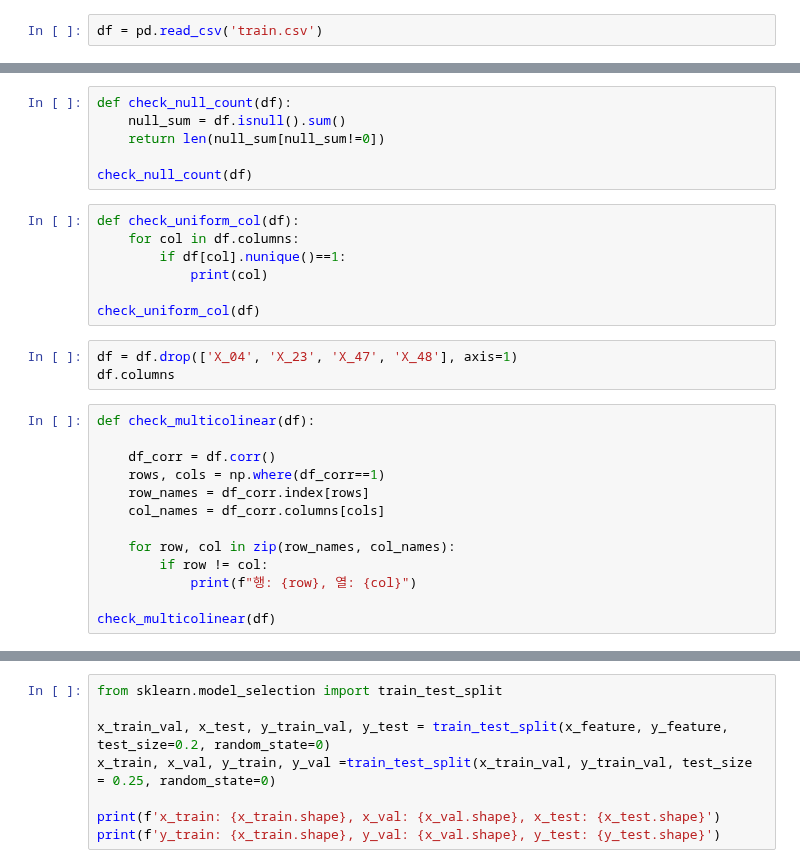
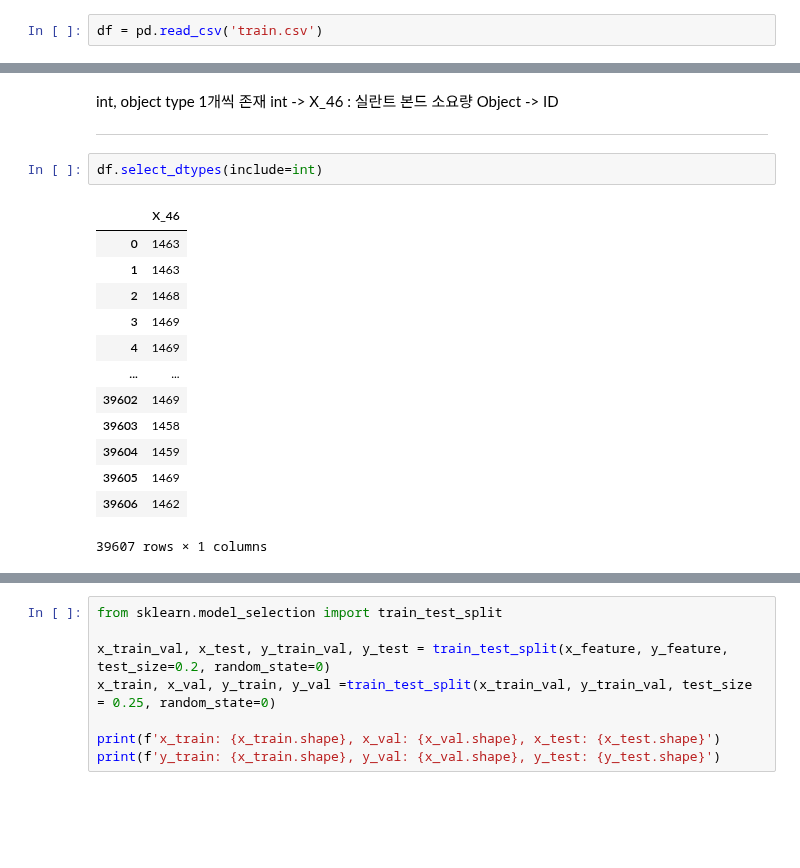
Before and after one commit to rkdeowk/STUDY, a Jupyter notebook: AI/sohui/data/Radar.ipynb, the cells around one changed output, grey strips where cells are left out. Cells and saved outputs as stored; diff of their text form; blank space fills up the shorter version.

```diff
--- a/AI/sohui/data/Radar.ipynb
+++ b/AI/sohui/data/Radar.ipynb
@@ -12,29 +139,22 @@ df.info()
-# %%
-def check_null_count(df):
-    null_sum = df.isnull().sum()
-    return len(null_sum[null_sum!=0])
-
-check_null_count(df)
-# %%
-def check_uniform_col(df):
-    for col in df.columns:
-        if df[col].nunique()==1:
-            print(col)
-
-check_uniform_col(df)
-# %%
-df = df.drop(['X_04', 'X_23', 'X_47', 'X_48'], axis=1)
-df.columns
-# %%
-def check_multicolinear(df):
-
-    df_corr = df.corr()
-    rows, cols = np.where(df_corr==1)
-    row_names = df_corr.index[rows]
-    col_names = df_corr.columns[cols]
-
-    for row, col in zip(row_names, col_names):
-        if row != col:
-            print(f"행: {row}, 열: {col}")
-
-check_multicolinear(df)
+# %% [markdown]
+int, object type 1개씩 존재
+int -> X_46 : 실란트 본드 소요량
+Object -> ID
+
+---
+# %%
+df.select_dtypes(include=int)
+# %% [output]
+|  | X_46 |
+| 0 | 1463 |
+| 1 | 1463 |
+| 2 | 1468 |
+| 3 | 1469 |
+| 4 | 1469 |
+| ... | ... |
+| 39602 | 1469 |
+| 39603 | 1458 |
+| 39604 | 1459 |
+| 39605 | 1469 |
+| 39606 | 1462 |
+39607 rows × 1 columns
```
Also changed, not shown: parts of 32 cells of this notebook.
